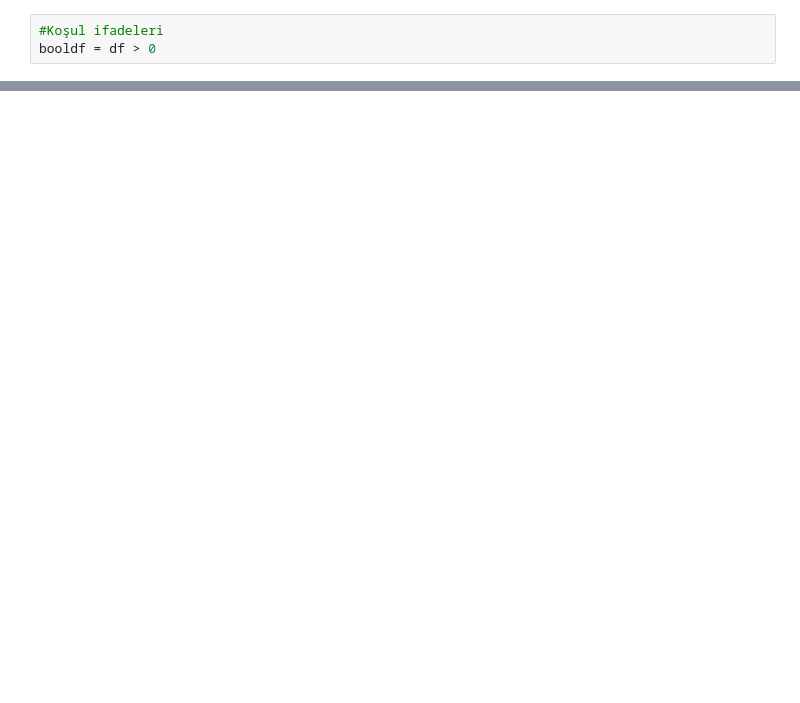
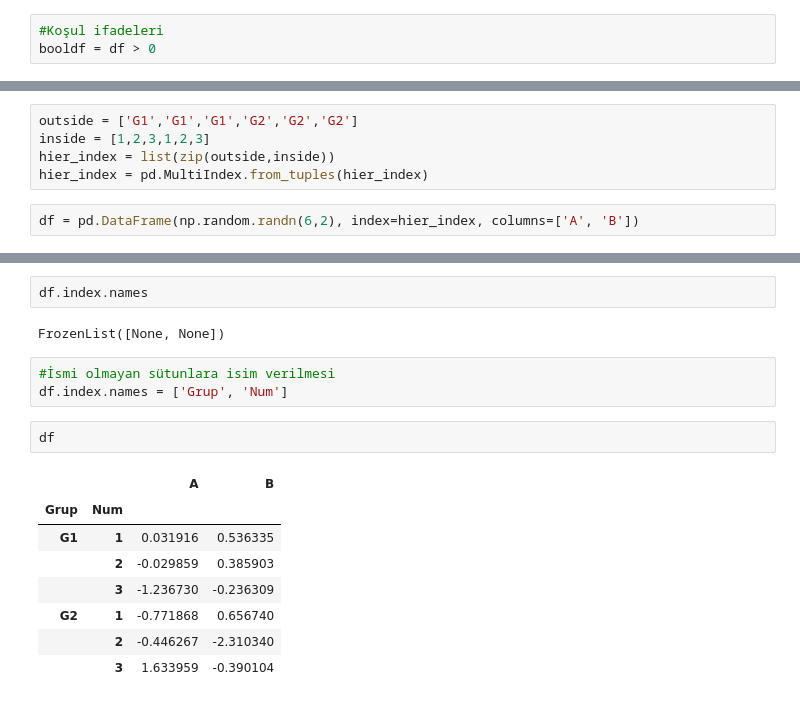
Before and after one commit to memollizm/Jupyter-Notebook-Machine-Learning, a Jupyter notebook: pandas.ipynb, the cells around one changed output, grey strips where cells are left out. Cells and saved outputs as stored; diff of their text form; blank space fills up the shorter version.

```diff
--- a/pandas.ipynb
+++ b/pandas.ipynb
@@ -124,0 +127,7 @@ df[(df['W'] > 0) | (df['Z'] < 0)]
+# %%
+outside = ['G1','G1','G1','G2','G2','G2']
+inside = [1,2,3,1,2,3]
+hier_index = list(zip(outside,inside))
+hier_index = pd.MultiIndex.from_tuples(hier_index)
+# %%
+df = pd.DataFrame(np.random.randn(6,2), index=hier_index, columns=['A', 'B'])
@@ -124,0 +144,18 @@ df[(df['W'] > 0) | (df['Z'] < 0)]
+# %%
+df.index.names
+# %% [output]
+FrozenList([None, None])
+# %%
+#İsmi olmayan sütunlara isim verilmesi
+df.index.names = ['Grup', 'Num']
+# %%
+df
+# %% [output]
+|  |  | A | B |
+| Grup | Num |  |  |
+| G1 | 1 | 0.031916 | 0.536335 |
+|  | 2 | -0.029859 | 0.385903 |
+|  | 3 | -1.236730 | -0.236309 |
+| G2 | 1 | -0.771868 | 0.656740 |
+|  | 2 | -0.446267 | -2.310340 |
+|  | 3 | 1.633959 | -0.390104 |
```
Also changed, not shown: parts of 24 cells of this notebook.
